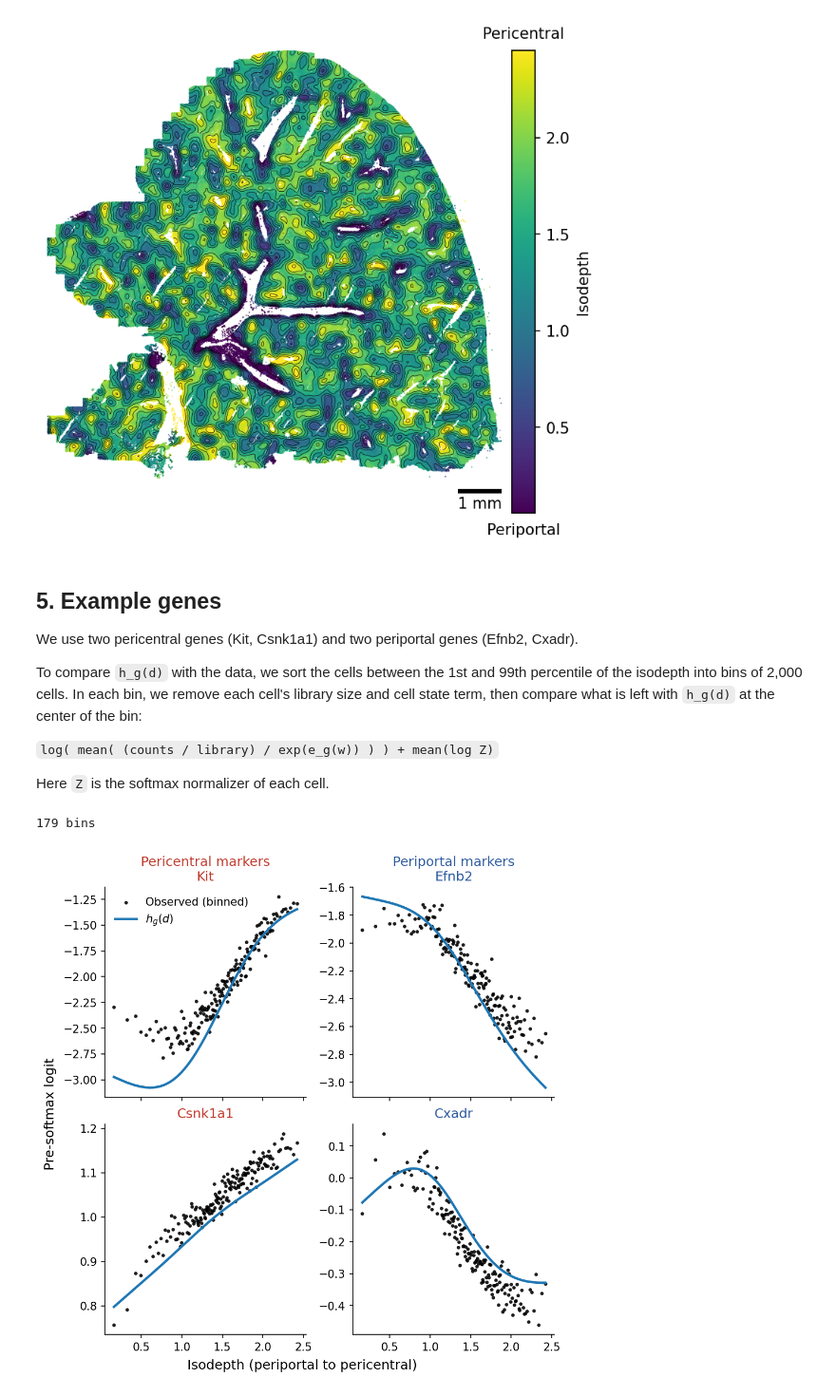
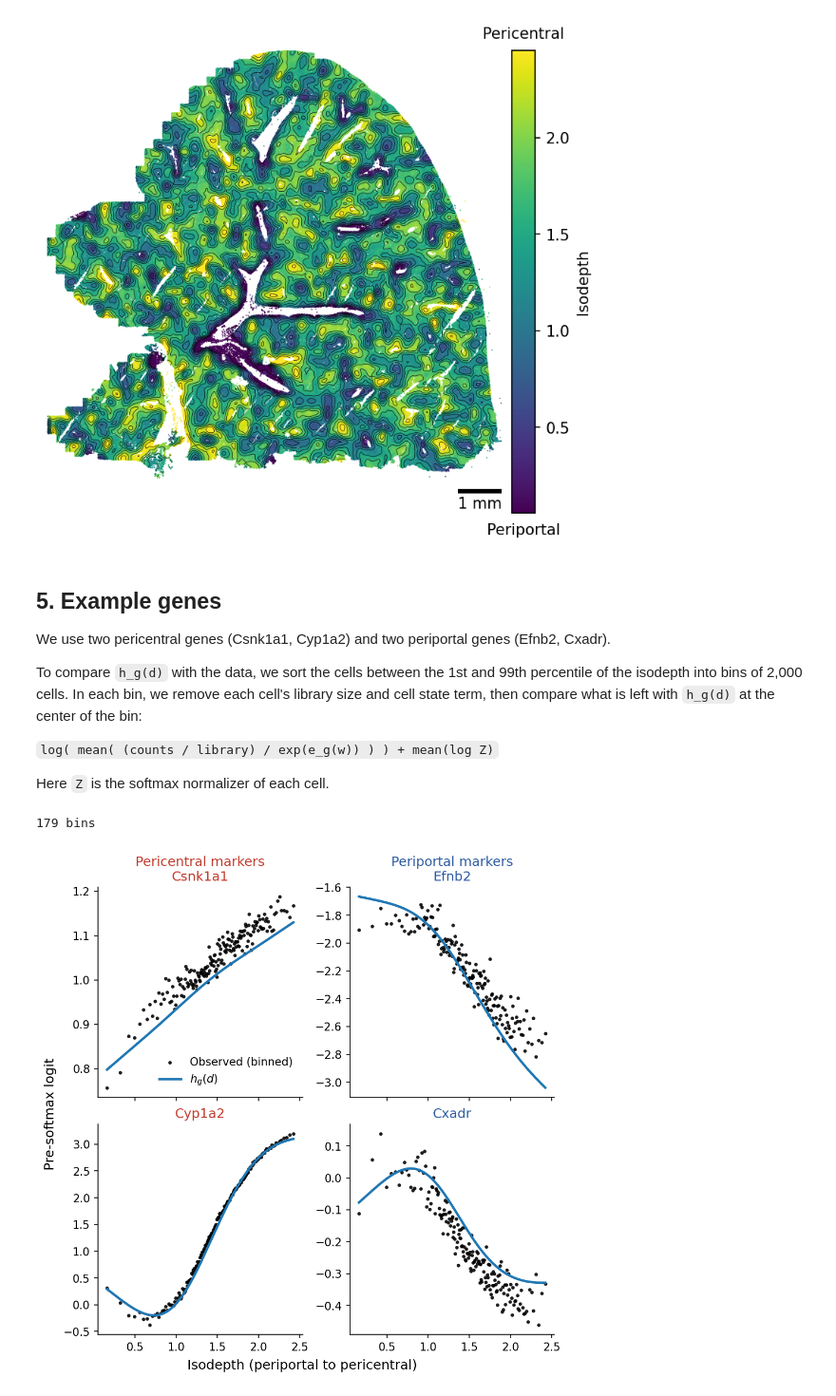
Before and after one commit to chitra-lab/GASTON-VI, a Jupyter notebook: notebooks/liver_tutorial.ipynb, the cells around one changed output. Shown at 95% size. Drawn from its saved outputs; the diff is of its cells as text; code cells hidden in the pictures.

Commit message:
Update example genes in the liver tutorial
Replace Kit with Cyp1a2, which fits its curve more closely, and show
Csnk1a1 in the first row to match the paper.

Co-Authored-By: Claude Opus 5.5 <noreply@anthropic.com>

```diff
--- a/notebooks/liver_tutorial.ipynb
+++ b/notebooks/liver_tutorial.ipynb
@@ -194,7 +194,7 @@ plt.show()
 # %% [markdown]
 ## 5. Example genes
 
-We use two pericentral genes (Kit, Csnk1a1) and two periportal genes (Efnb2, Cxadr).
+We use two pericentral genes (Csnk1a1, Cyp1a2) and two periportal genes (Efnb2, Cxadr).
 
 To compare `h_g(d)` with the data, we sort the cells between the 1st and 99th percentile of
 the isodepth into bins of 2,000 cells. In each bin, we remove each cell's library size and
@@ -209,32 +209,32 @@ sorted_cells = in_range[np.argsort(d[in_range])]
 bins = np.array_split(sorted_cells, len(sorted_cells) // 2000)
 centers = np.array([d[cells].mean() for cells in bins])
 curves = h_of_d(centers)  # (bins, genes)
 log_Z = logsumexp(h_of_d(d) + e_of_w, axis=1)
 print(f"{len(bins)} bins")
 
-gene_grid = [["Kit", "Efnb2"], ["Csnk1a1", "Cxadr"]]
+gene_grid = [["Csnk1a1", "Efnb2"], ["Cyp1a2", "Cxadr"]]
 column_titles = ["Pericentral markers", "Periportal markers"]
 column_colors = ["#C0392B", "#2C5AA0"]
 
 fig, axes = plt.subplots(2, 2, figsize=(6.6, 6.6), sharex=True, constrained_layout=True)
 for row in range(2):
     for col in range(2):
         gene, ax = gene_grid[row][col], axes[row, col]
         g = list(gene_names).index(gene)
         observed = [np.log(((counts[cells, g] / library[cells])
                             / np.exp(e_of_w[cells, g])).mean()) + log_Z[cells].mean()
                     for cells in bins]
         ax.scatter(direction * centers, observed, s=5, color="black", alpha=0.8,
                    label="Observed (binned)")
         ax.plot(direction * centers, curves[:, g], color="#1f77b4", lw=2.2, label="$h_g(d)$")
         ax.set_title(gene, color=column_colors[col])
         ax.spines[["top", "right"]].set_visible(False)
 axes[0, 0].legend(frameon=False)
 for col in range(2):
     axes[0, col].set_title(f"{column_titles[col]}\n{gene_grid[0][col]}", color=column_colors[col])
 fig.supxlabel("Isodepth (periportal to pericentral)")
 fig.supylabel("Pre-softmax logit")
 plt.show()
 # %% [output]
 179 bins
-[figure, old version]
+[figure, new version]
```
